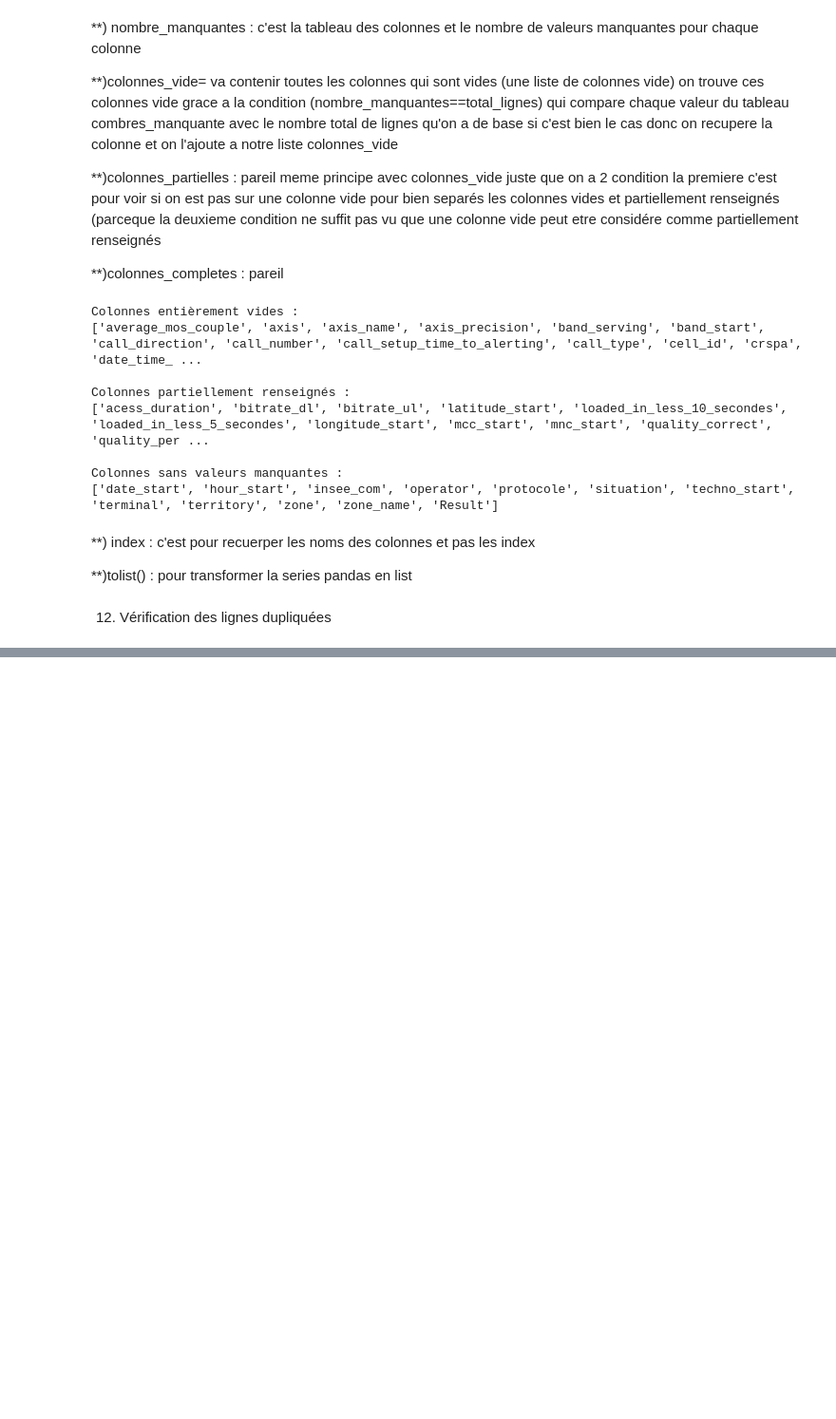
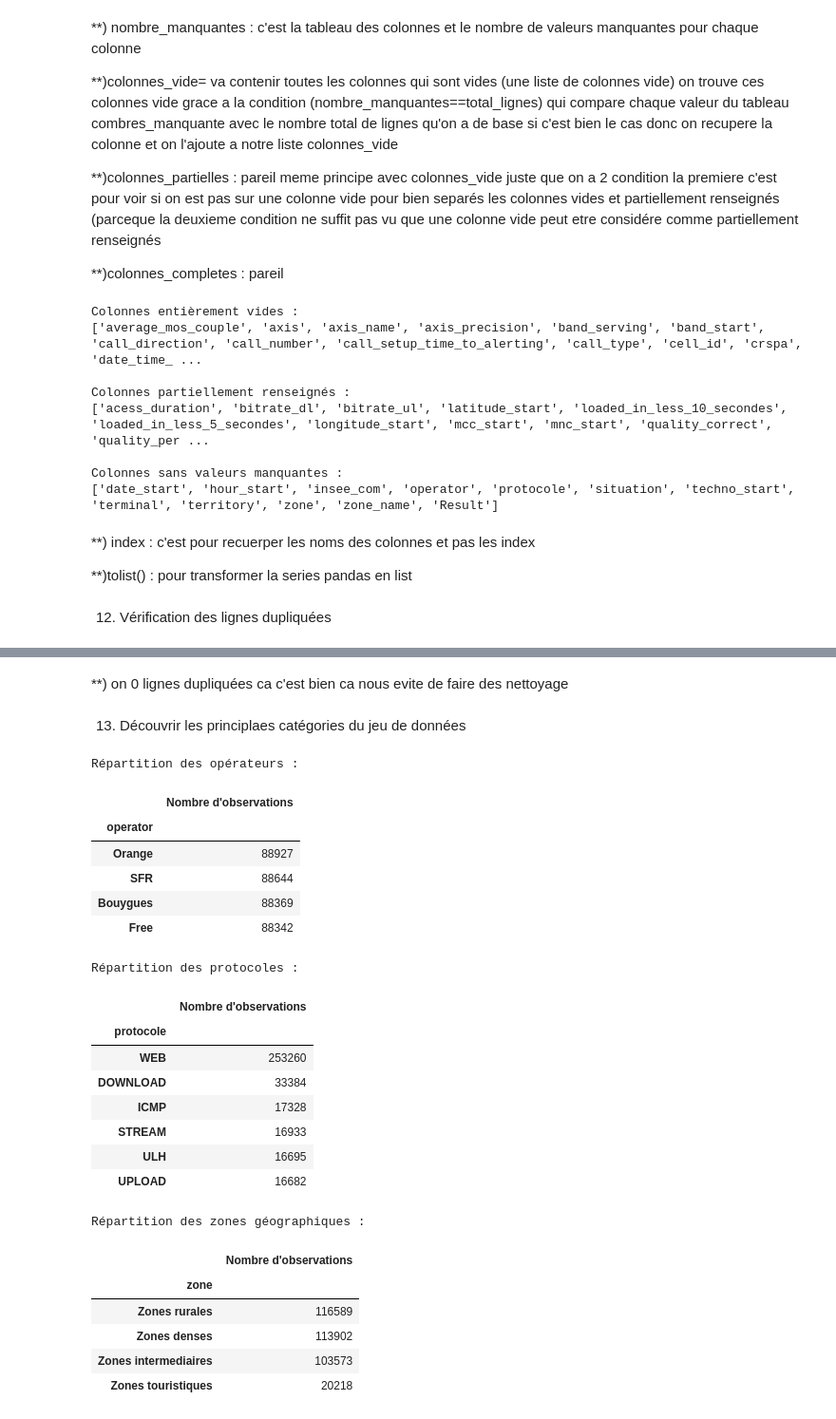
Before and after one commit to SoniaCH613/mobile-network-performance-analysis, a Jupyter notebook: analyses_jupyter/exploration_donnees_01.ipynb, the cells around one changed output, grey strips where cells are left out. Shown at 95% size. Saved outputs shown, nothing was run; the diff lists cells and outputs as text; code cells hidden in the pictures; blank space fills up the shorter version.

```diff
--- a/analyses_jupyter/exploration_donnees_01.ipynb
+++ b/analyses_jupyter/exploration_donnees_01.ipynb
@@ -250,0 +253,37 @@ print("Nombre de lignes entièrement dupliquées :",nombre_doublons)
+# %% [markdown]
+**) on 0 lignes dupliquées ca c'est bien ca nous evite de faire des nettoyage
+# %% [markdown]
+13. Découvrir les principlaes catégories du jeu de données
+# %%
+print("Répartition des opérateurs : ")
+display(donnees_completes["operator"].value_counts(dropna=False).to_frame("Nombre d'observations"))
+
+print("Répartition des protocoles : ")
+display(donnees_completes["protocole"].value_counts(dropna=False).to_frame("Nombre d'observations"))
+
+print("Répartition des zones géographiques : ")
+display(donnees_completes["zone"].value_counts(dropna=False).to_frame("Nombre d'observations"))
+# %% [output]
+Répartition des opérateurs :
+|  | Nombre d'observations |
+| operator |  |
+| Orange | 88927 |
+| SFR | 88644 |
+| Bouygues | 88369 |
+| Free | 88342 |
+Répartition des protocoles :
+|  | Nombre d'observations |
+| protocole |  |
+| WEB | 253260 |
+| DOWNLOAD | 33384 |
+| ICMP | 17328 |
+| STREAM | 16933 |
+| ULH | 16695 |
+| UPLOAD | 16682 |
+Répartition des zones géographiques :
+|  | Nombre d'observations |
+| zone |  |
+| Zones rurales | 116589 |
+| Zones denses | 113902 |
+| Zones intermediaires | 103573 |
+| Zones touristiques | 20218 |
```
Also changed, not shown: parts of 16 cells of this notebook.
